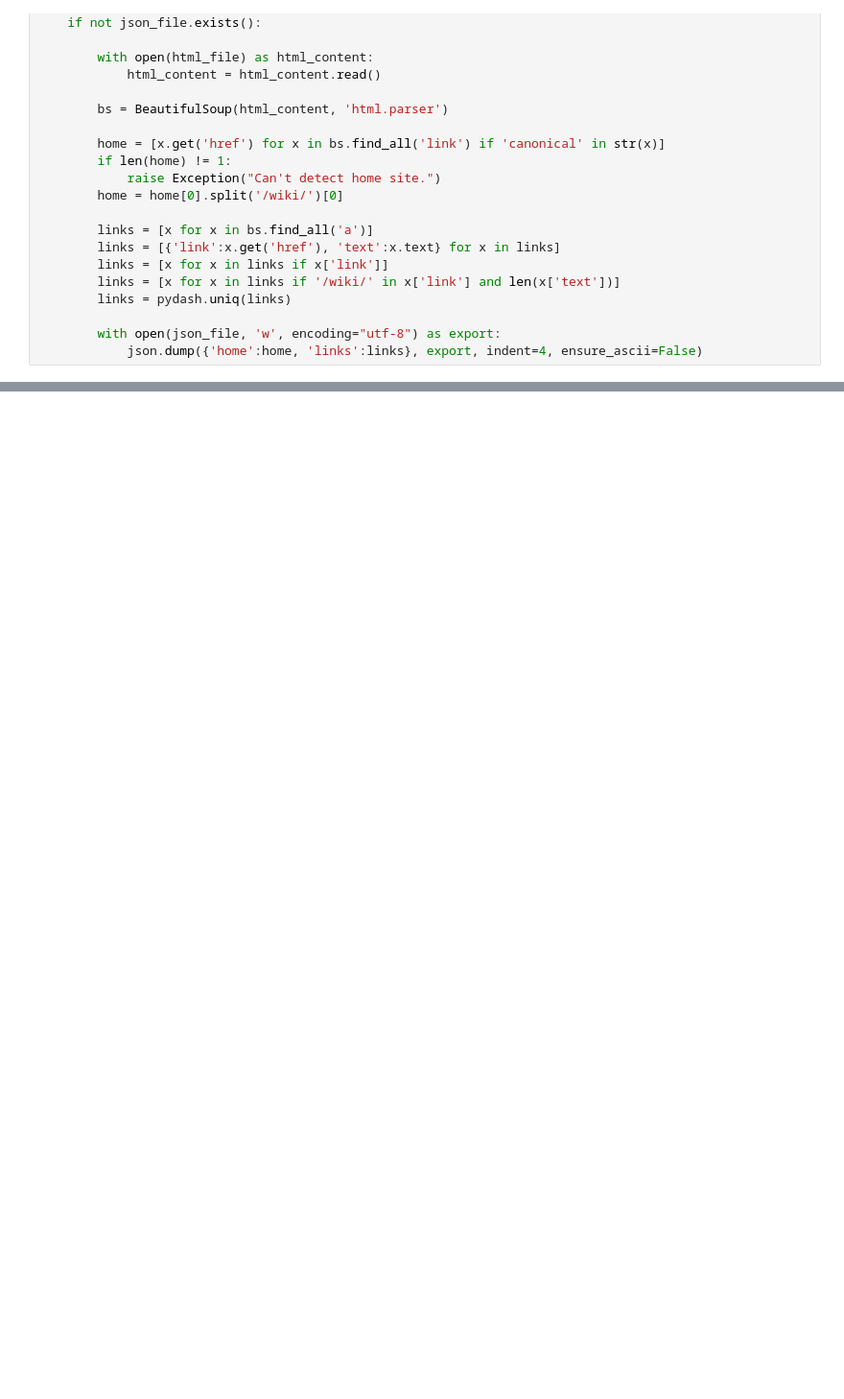
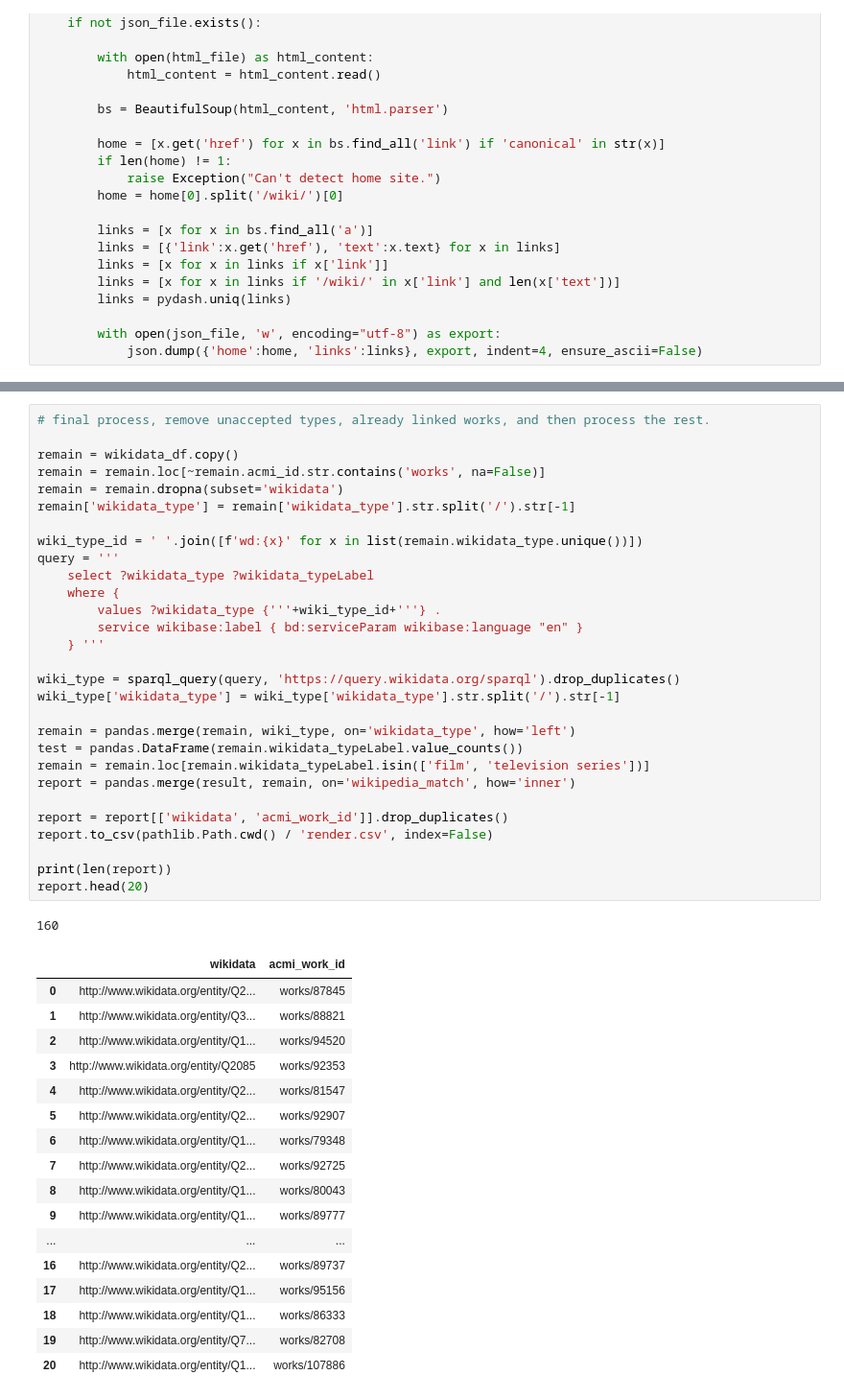
Before and after one commit to paulduchesne/acmi-wikipedia-link, a Jupyter notebook: acmi_wikipedia_link.ipynb, the cells around one changed output, grey strips where cells are left out. Shown at 96% size. Cells and saved outputs as stored; diff of their text form; blank space fills up the shorter version.

Commit message:
full process

```diff
--- a/acmi_wikipedia_link.ipynb
+++ b/acmi_wikipedia_link.ipynb
@@ -213,0 +253,48 @@ to_wikidata.head()
+# %%
+# final process, remove unaccepted types, already linked works, and then process the rest.
+
+remain = wikidata_df.copy()
+remain = remain.loc[~remain.acmi_id.str.contains('works', na=False)]
+remain = remain.dropna(subset='wikidata')
+remain['wikidata_type'] = remain['wikidata_type'].str.split('/').str[-1]
+
+wiki_type_id = ' '.join([f'wd:{x}' for x in list(remain.wikidata_type.unique())])
+query = '''
+    select ?wikidata_type ?wikidata_typeLabel
+    where {
+        values ?wikidata_type {'''+wiki_type_id+'''} .
+        service wikibase:label { bd:serviceParam wikibase:language "en" }
+    } '''
+
+wiki_type = sparql_query(query, 'https://query.wikidata.org/sparql').drop_duplicates()
+wiki_type['wikidata_type'] = wiki_type['wikidata_type'].str.split('/').str[-1]
+
+remain = pandas.merge(remain, wiki_type, on='wikidata_type', how='left')
+test = pandas.DataFrame(remain.wikidata_typeLabel.value_counts())
+remain = remain.loc[remain.wikidata_typeLabel.isin(['film', 'television series'])]
+report = pandas.merge(result, remain, on='wikipedia_match', how='inner')
+
+report = report[['wikidata', 'acmi_work_id']].drop_duplicates()
+report.to_csv(pathlib.Path.cwd() / 'render.csv', index=False)
+
+print(len(report))
+report.head(20)
+# %% [output]
+160
+|  | wikidata | acmi_work_id |
+| 0 | http://www.wikidata.org/entity/Q2... | works/87845 |
+| 1 | http://www.wikidata.org/entity/Q3... | works/88821 |
+| 2 | http://www.wikidata.org/entity/Q1... | works/94520 |
+| 3 | http://www.wikidata.org/entity/Q2085 | works/92353 |
+| 4 | http://www.wikidata.org/entity/Q2... | works/81547 |
+| 5 | http://www.wikidata.org/entity/Q2... | works/92907 |
+| 6 | http://www.wikidata.org/entity/Q1... | works/79348 |
+| 7 | http://www.wikidata.org/entity/Q2... | works/92725 |
+| 8 | http://www.wikidata.org/entity/Q1... | works/80043 |
+| 9 | http://www.wikidata.org/entity/Q1... | works/89777 |
+| ... | ... | ... |
+| 16 | http://www.wikidata.org/entity/Q2... | works/89737 |
+| 17 | http://www.wikidata.org/entity/Q1... | works/95156 |
+| 18 | http://www.wikidata.org/entity/Q1... | works/86333 |
+| 19 | http://www.wikidata.org/entity/Q7... | works/82708 |
+| 20 | http://www.wikidata.org/entity/Q1... | works/107886 |
```
Also changed, not shown: parts of 6 cells of this notebook, 1 other file.
